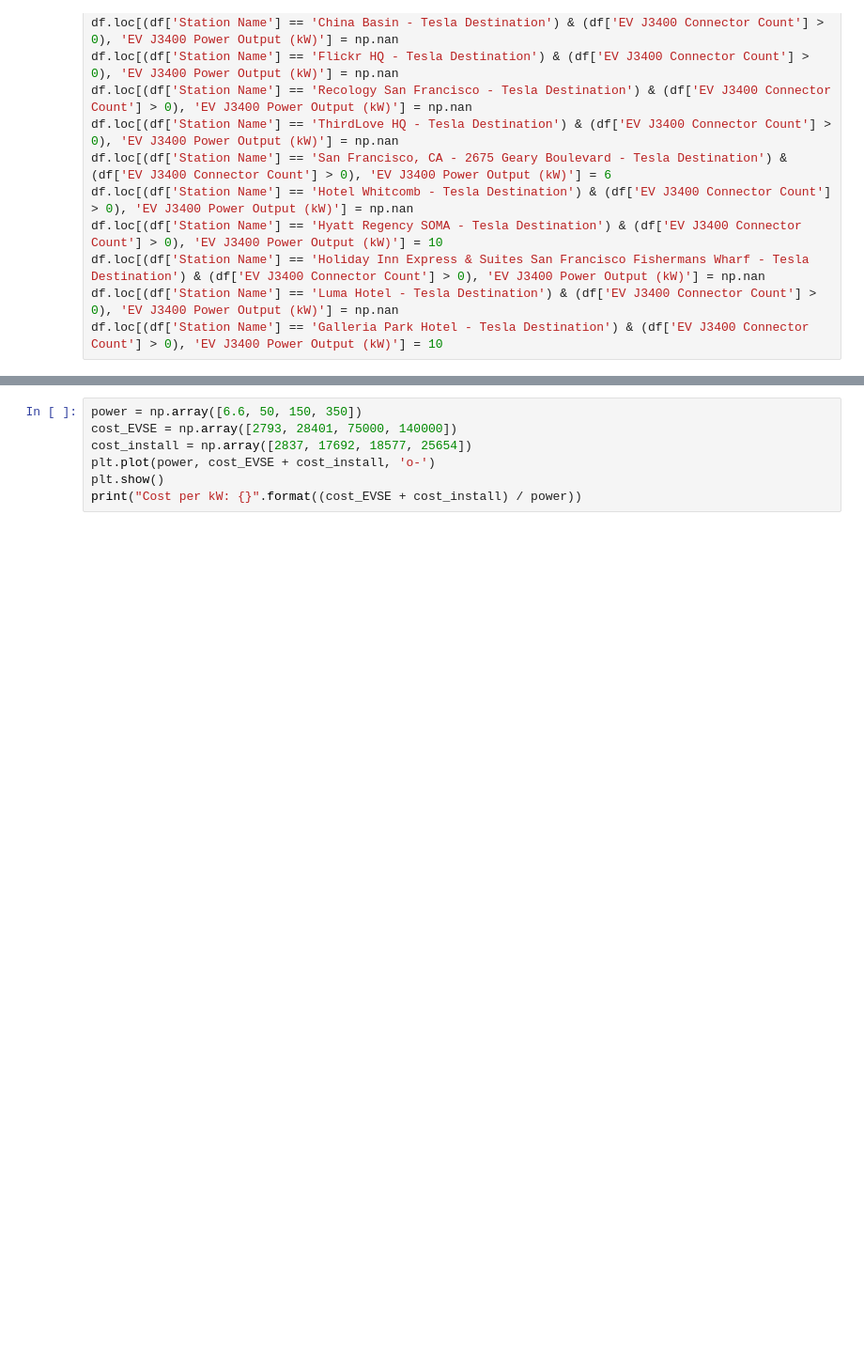
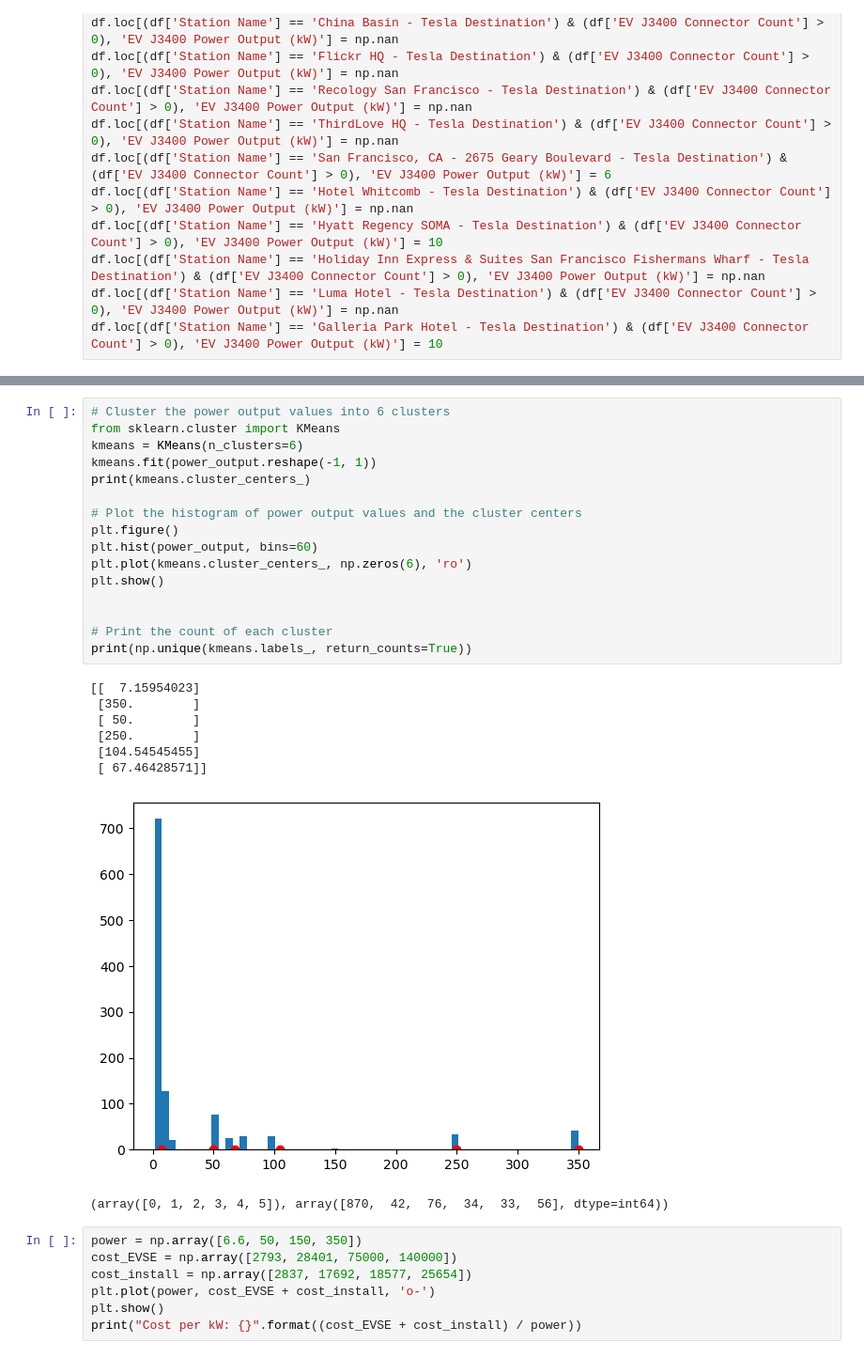
Before and after one commit to Stanford-Sustainable-Systems-Lab/pamodpy, a Jupyter notebook: pamodpy/data/SF_charging_data_preprocessing.ipynb, the cells around one changed output, grey strips where cells are left out. Shown at 94% size. Cells and saved outputs as stored; diff of their text form; blank space fills up the shorter version.

```diff
--- a/pamodpy/data/SF_charging_data_preprocessing.ipynb
+++ b/pamodpy/data/SF_charging_data_preprocessing.ipynb
@@ -403,3 +433,28 @@ df.loc[(df['Station Name'] == 'Galleria Park Hotel - Tesla Destination') & (df['
+# %%
+# Cluster the power output values into 6 clusters
+from sklearn.cluster import KMeans
+kmeans = KMeans(n_clusters=6)
+kmeans.fit(power_output.reshape(-1, 1))
+print(kmeans.cluster_centers_)
+
+# Plot the histogram of power output values and the cluster centers
+plt.figure()
+plt.hist(power_output, bins=60)
+plt.plot(kmeans.cluster_centers_, np.zeros(6), 'ro')
+plt.show()
+
+
+# Print the count of each cluster
+print(np.unique(kmeans.labels_, return_counts=True))
+# %% [output]
+[[  7.15954023]
+ [350.        ]
+ [ 50.        ]
+ [250.        ]
+ [104.54545455]
+ [ 67.46428571]]
+[figure, added]
+(array([0, 1, 2, 3, 4, 5]), array([870,  42,  76,  34,  33,  56], dtype=int64))
 # %%
 power = np.array([6.6, 50, 150, 350])
 cost_EVSE = np.array([2793, 28401, 75000, 140000])
```
Also changed, not shown: parts of 18 cells of this notebook.
